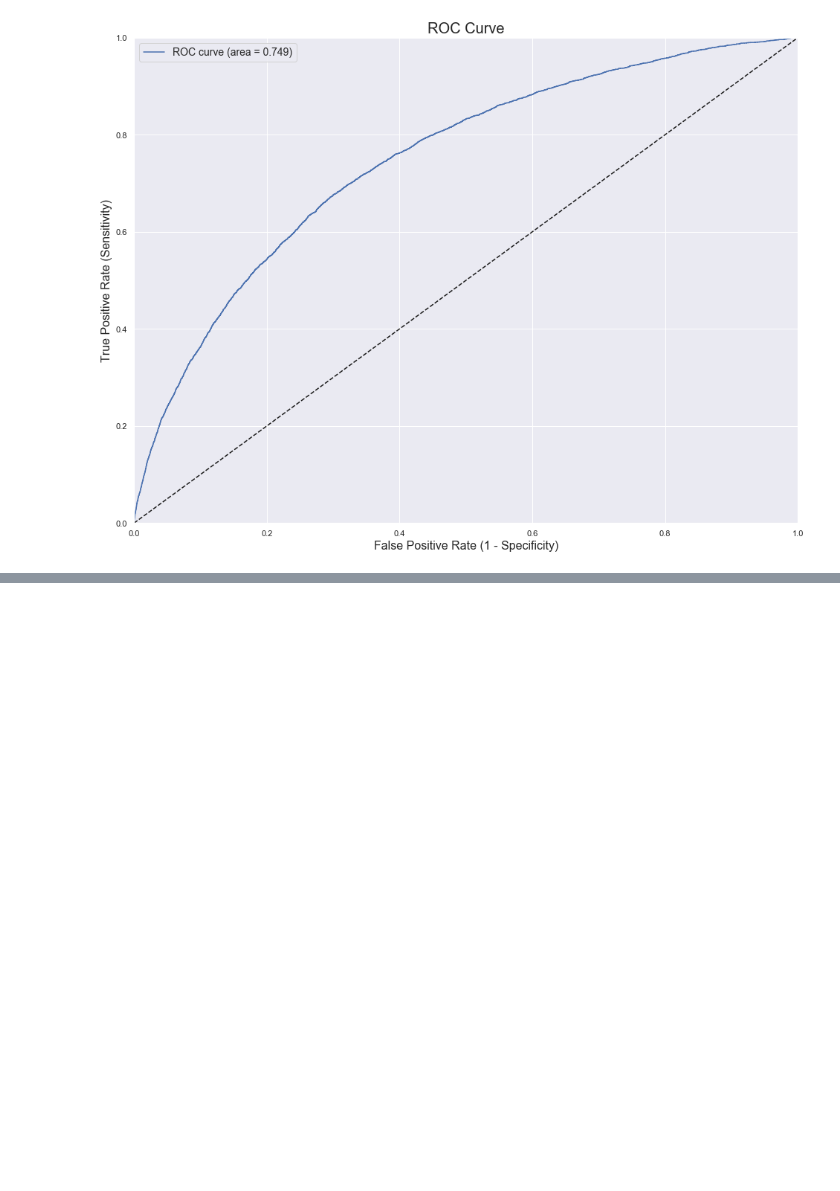
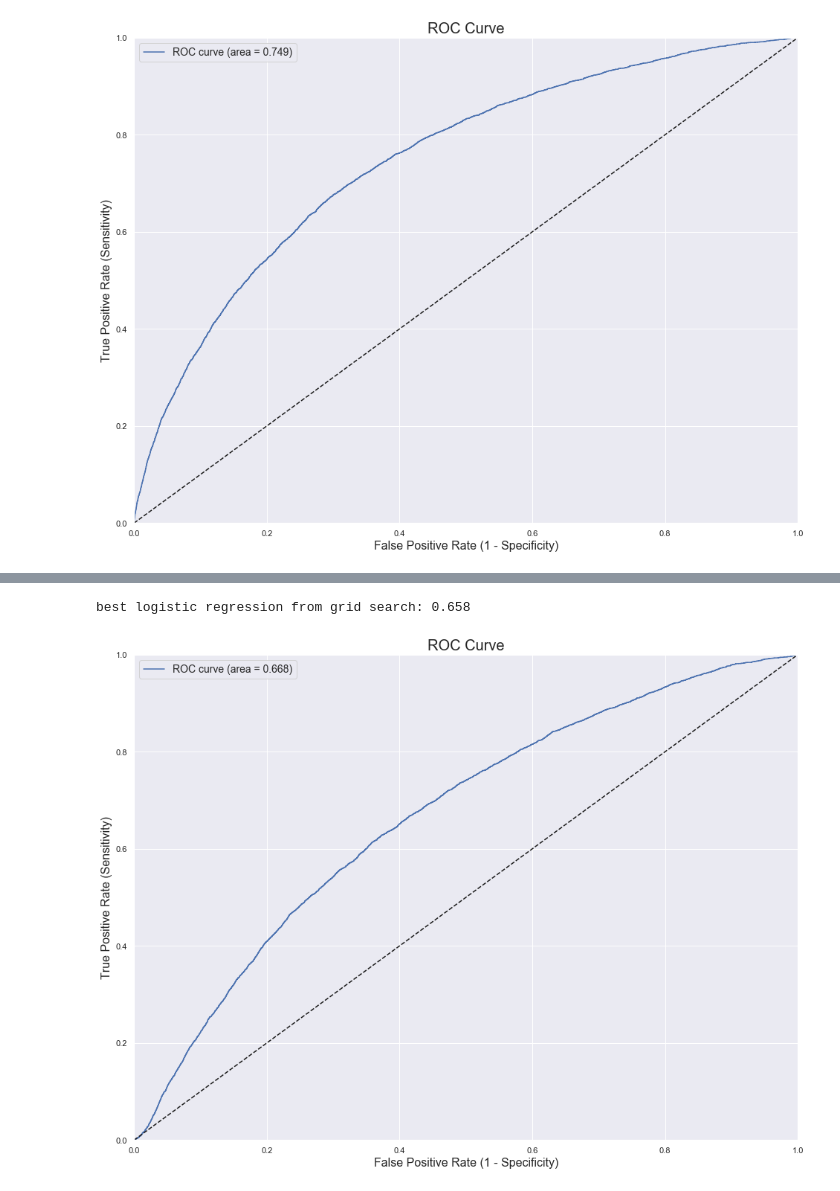
Before and after one commit to chalendony/wrangle, a Jupyter notebook: Pipeline.ipynb, the cells around one changed output, grey strips where cells are left out. Saved outputs shown, nothing was run; the diff lists cells and outputs as text; code cells hidden in the pictures; blank space fills up the shorter version.

Commit message:
pipeline done

```diff
--- a/Pipeline.ipynb
+++ b/Pipeline.ipynb
@@ -288,0 +329,60 @@ https://elitedatascience.com/imbalanced-classes
+# %%
+# numeric preprocessing
+numeric_transformer = Pipeline(
+    steps=[
+    ('imputer', SimpleImputer(verbose=1)),
+    ('scaler', StandardScaler())
+    ])
+
+# categorical preprocessing
+categorical_transformer = Pipeline(
+    steps=[
+    ('imputer', SimpleImputer(strategy='constant', fill_value='missing')),
+    ('onehot', OneHotEncoder(handle_unknown='ignore'))
+    ])
+
+# column transformer : numerical and categorical preprocessing
+preprocessor = ColumnTransformer(
+    transformers=[
+        ('num', numeric_transformer, numerical_features),
+        ('cat', categorical_transformer, categorical_features)
+    ])
+
+# append classifier to preprocessing pipeline to get a full prediction pipeline
+clf = Pipeline(
+    steps=[('preprocessor', preprocessor),
+           ('classifier', SGDClassifier(loss="hinge", max_iter=5, shuffle=True))
+
+
+          ])
+
+# set up grid search
+param_grid = {
+    'preprocessor__num__imputer__strategy': ['median'],
+    'classifier__penalty': ['l2', 'l1', 'elasticnet'],
+}
+
+grid_search = GridSearchCV(clf, param_grid, cv=2)
+grid_search.fit(X_train, y_train.values.ravel())
+y_score = grid_search.decision_function(X_test)
+
+
+print(("best logistic regression from grid search: %.3f" % grid_search.score(X_test, y_test.values.ravel())))
+
+
+fpr, tpr, thresholds = roc_curve(y_test.values, y_score)
+roc_auc = roc_auc_score(y_test.values, y_score)
+
+# Plot ROC curve
+plt.figure(figsize=(16, 12))
+plt.plot(fpr, tpr, label='ROC curve (area = %0.3f)' % roc_auc)
+plt.plot([0, 1], [0, 1], 'k--')
+plt.xlim([0.0, 1.0])
+plt.ylim([0.0, 1.0])
+plt.xlabel('False Positive Rate (1 - Specificity)', size=16)
+plt.ylabel('True Positive Rate (Sensitivity)', size=16)
+plt.title('ROC Curve', size=20)
+plt.legend(fontsize=14);
+# %% [output]
+best logistic regression from grid search: 0.658
+[figure, added]
```
Also changed, not shown: parts of 29 cells of this notebook, 3 other files.
